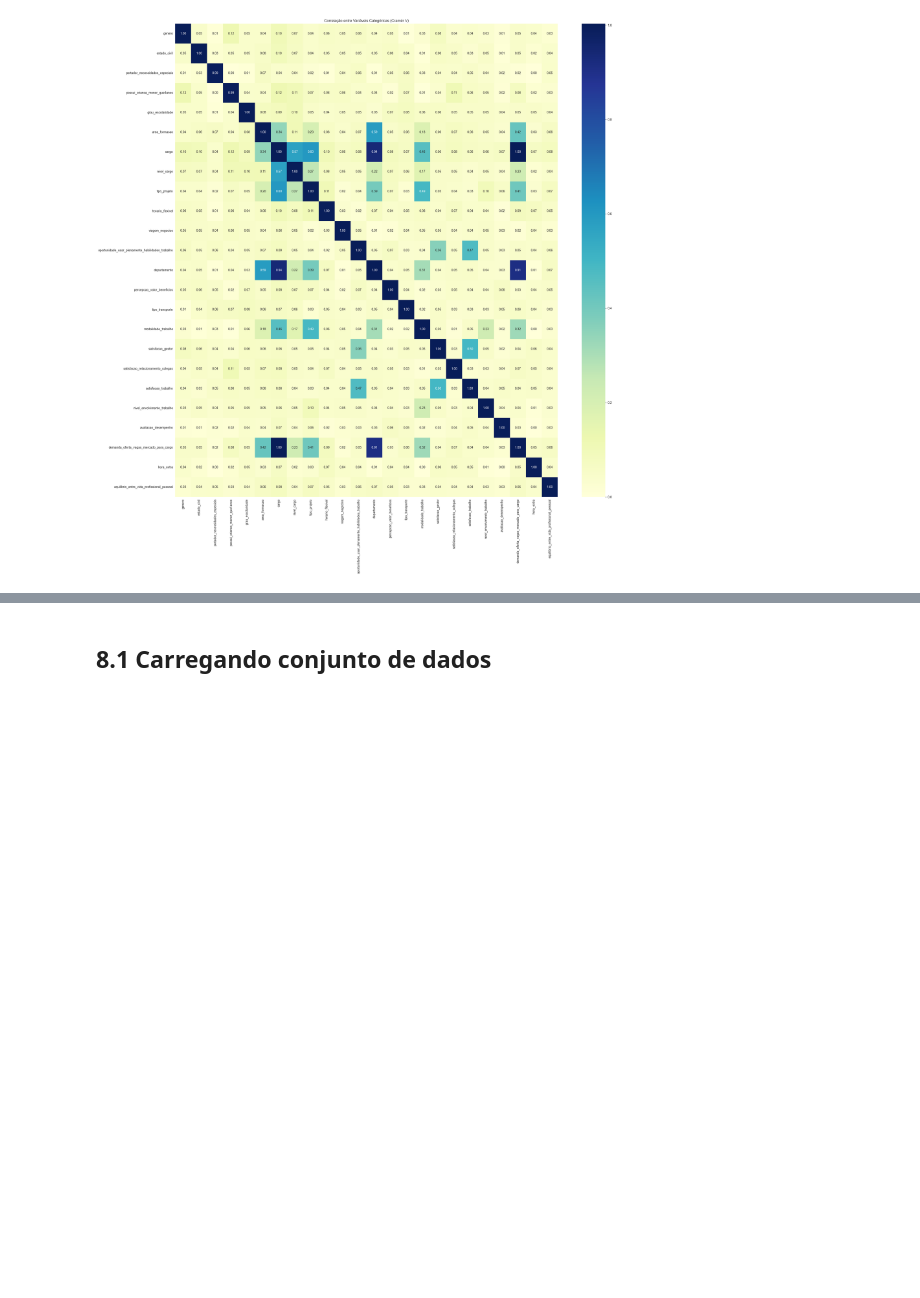
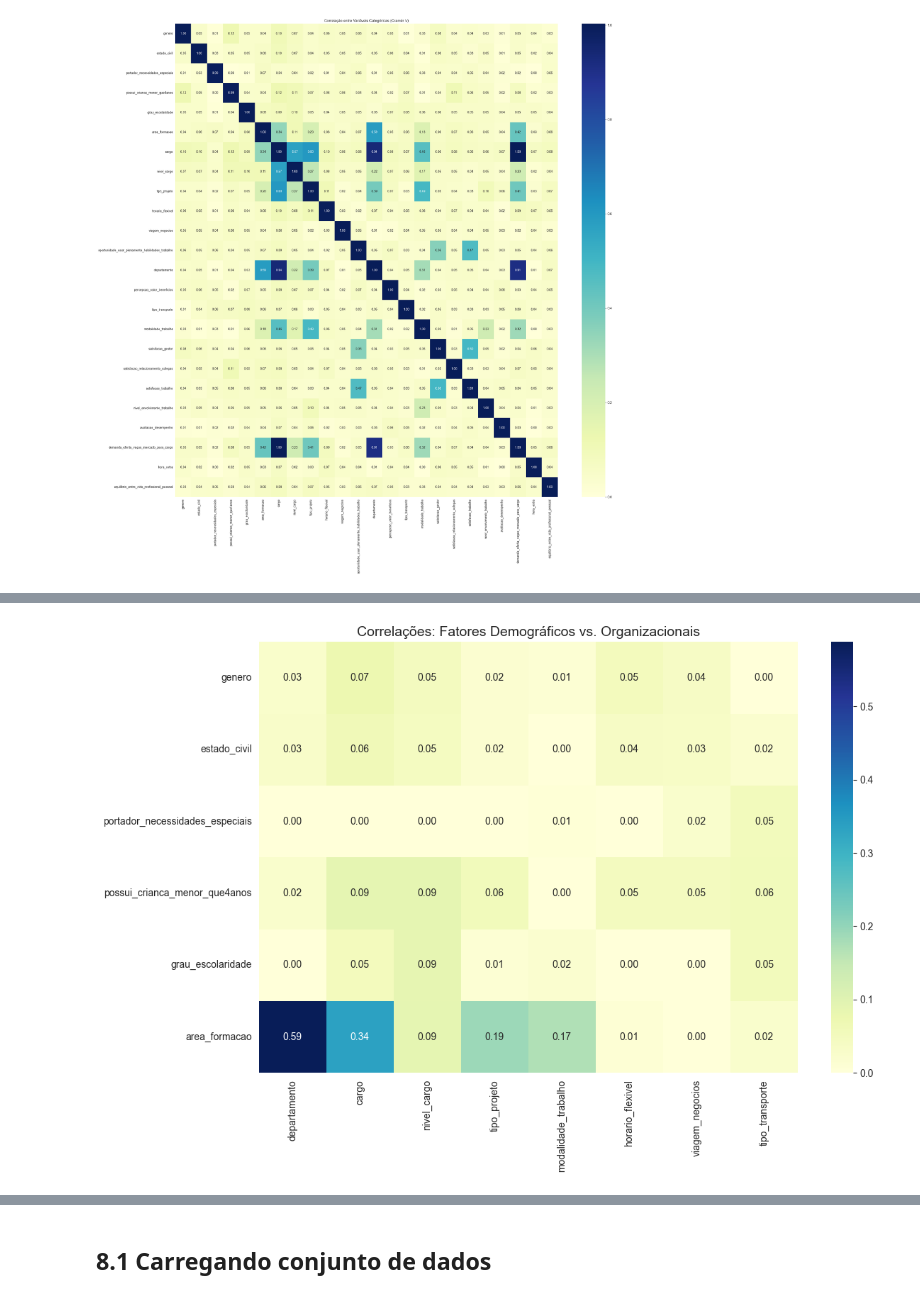
Before and after one commit to etson-rodrigues/people-analytics-ufsc-project, a Jupyter notebook: main.ipynb, the cells around one changed output, grey strips where cells are left out. Saved outputs shown, nothing was run; the diff lists cells and outputs as text; code cells hidden in the pictures; blank space fills up the shorter version.

```diff
--- a/main.ipynb
+++ b/main.ipynb
@@ -1327,0 +1405,91 @@ plt.show()
+# %%
+# Supondo que 'cat_attributes' seja seu DataFrame com os dados categóricos.
+# A função cramer_v precisa estar definida (incluí ela aqui para o código ser completo).
+def cramer_v(x, y):
+    confusion_matrix = pd.crosstab(x, y)
+    chi2 = chi2_contingency(confusion_matrix)[0]
+    n = confusion_matrix.sum().sum()
+    phi2 = chi2 / n
+    r, k = confusion_matrix.shape
+    phi2corr = max(0, phi2 - ((k-1)*(r-1))/(n-1))
+    rcorr = r - ((r-1)**2)/(n-1)
+    kcorr = k - ((k-1)**2)/(n-1)
+    return np.sqrt(phi2corr / min((kcorr-1), (rcorr-1)))
+
+# --- 1. Definição dos Grupos de Variáveis ---
+# Agrupamos as variáveis em domínios para uma análise mais focada.
+
+grupo_demografico = [
+    'genero', 'estado_civil', 'portador_necessidades_especiais',
+    'possui_crianca_menor_que4anos', 'grau_escolaridade', 'area_formacao'
+]
+
+grupo_organizacional = [
+    'departamento', 'cargo', 'nivel_cargo', 'tipo_projeto',
+    'modalidade_trabalho', 'horario_flexivel', 'viagem_negocios',
+    'tipo_transporte'
+]
+
+grupo_satisfacao_engajamento = [
+    'satisfacao_gestor', 'satisfacao_relacionamento_colegas', 'satisfacao_trabalho',
+    'nivel_envolvimento_trabalho', 'percepcao_valor_beneficios',
+    'equilibrio_entre_vida_profissional_pessoal'
+]
+
+grupo_performance_carreira = [
+    'avaliacao_desempenho', 'oportunidade_usar_plenamente_habilidades_trabalho',
+    'demanda_oferta_vagas_mercado_para_cargo', 'hora_extra'
+]
+
+# Combinando todas as variáveis para o cálculo
+variaveis_categoricas = grupo_demografico + grupo_organizacional + grupo_satisfacao_engajamento + grupo_performance_carreira
+
+# --- 2. Cálculo da Matriz de Correlação Completa (como antes) ---
+# Calculamos a matriz completa uma única vez para otimizar o processo.
+
+resultados = []
+for var1 in variaveis_categoricas:
+    linha = []
+    for var2 in variaveis_categoricas:
+        # Supondo que cat_attributes é o seu DataFrame com os dados
+        v = cramer_v(cat_attributes[var1], cat_attributes[var2])
+        linha.append(v)
+    resultados.append(linha)
+
+d = pd.DataFrame(resultados,
+                 columns=variaveis_categoricas,
+                 index=variaveis_categoricas)
+
+
+# --- 3. Geração dos 4 Heatmaps Focados ---
+# Agora, criamos visualizações separadas para as relações entre os grupos.
+
+# Heatmap 1: Fatores Demográficos vs. Organizacionais
+plt.figure(figsize=(12, 8))
+sns.heatmap(d.loc[grupo_demografico, grupo_organizacional], annot=True, cmap='YlGnBu', fmt='.2f')
+plt.title('Correlações: Fatores Demográficos vs. Organizacionais', fontsize=14)
+plt.tight_layout()
+plt.show()
+
+# Heatmap 2: Fatores Organizacionais vs. Satisfação e Engajamento
+plt.figure(figsize=(12, 8))
+sns.heatmap(d.loc[grupo_organizacional, grupo_satisfacao_engajamento], annot=True, cmap='YlGnBu', fmt='.2f')
+plt.title('Correlações: Fatores Organizacionais vs. Satisfação e Engajamento', fontsize=14)
+plt.tight_layout()
+plt.show()
+
+# Heatmap 3: Fatores de Satisfação vs. Performance e Carreira
+plt.figure(figsize=(10, 8))
+sns.heatmap(d.loc[grupo_satisfacao_engajamento, grupo_performance_carreira], annot=True, cmap='YlGnBu', fmt='.2f')
+plt.title('Correlações: Satisfação e Engajamento vs. Performance e Carreira', fontsize=14)
+plt.tight_layout()
+plt.show()
+
+# Heatmap 4: Fatores Demográficos vs. Satisfação e Engajamento
+plt.figure(figsize=(10, 8))
+sns.heatmap(d.loc[grupo_demografico, grupo_satisfacao_engajamento], annot=True, cmap='YlGnBu', fmt='.2f')
+plt.title('Correlações: Fatores Demográficos vs. Satisfação e Engajamento', fontsize=14)
+plt.tight_layout()
+plt.show()
+# %% [output]
+[figure, added]
```
Also changed, not shown: parts of 17 cells of this notebook, 3 other files.
